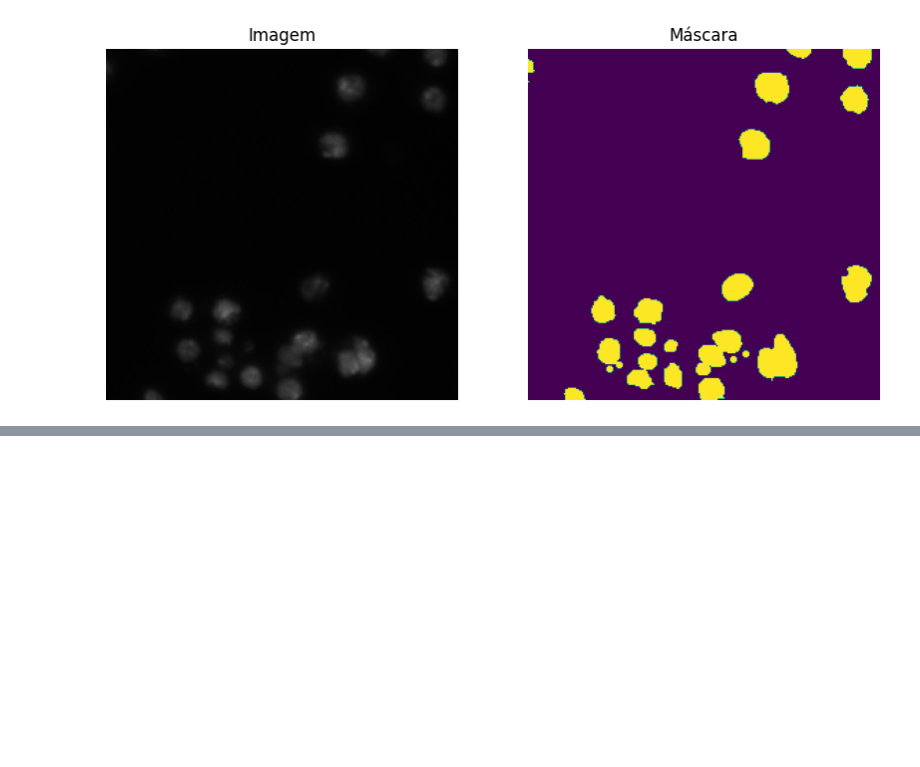
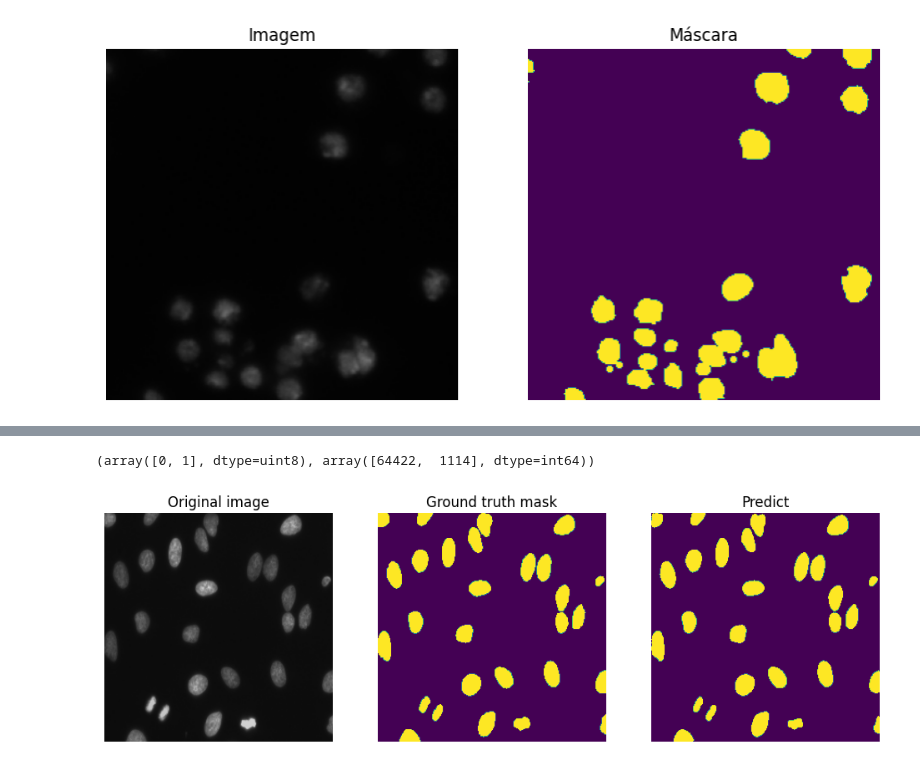
Before and after one commit to viniciusslvdor/bowl-2018, a Jupyter notebook: notebooks/microscope-segmentation.ipynb, the cells around one changed output, grey strips where cells are left out. Cells and saved outputs as stored; diff of their text form; code cells hidden in the pictures; blank space fills up the shorter version.

Commit message:
update files, training model

```diff
--- a/notebooks/microscope-segmentation.ipynb
+++ b/notebooks/microscope-segmentation.ipynb
@@ -94,0 +202,2 @@ Text(0.5, 1.0, 'Máscara')
+# %%
+history = model.fit(X_train, y_train, batch_size=BATCH_SIZE, epochs=EPOCHS, validation_data=(X_val, y_val), callbacks=[callbacks])
@@ -94,0 +248,3 @@ Text(0.5, 1.0, 'Máscara')
+# %%
+predict_val = model.predict(X_val)
+predict_val.shape #Sigmoide 0 e 1.
@@ -94,0 +257,3 @@ Text(0.5, 1.0, 'Máscara')
+# %%
+predict_val = (predict_val > THRESHOULD).astype(np.uint8)
+predict_val
@@ -94,0 +278,29 @@ Text(0.5, 1.0, 'Máscara')
+# %%
+np.unique(predict_val[0], return_counts=True)
+# %% [output]
+(array([0, 1], dtype=uint8), array([64422,  1114], dtype=int64))
+# %%
+def compare_segmentation(original, ground_truth, predict):
+    fig = plt.figure(figsize=(12, 7))
+
+    fig.add_subplot(1, 3, 1)
+    plt.imshow(original)
+    plt.axis('off')
+    plt.title('Original image')
+
+    gt = isinstance(ground_truth, np.ndarray)
+    if gt:
+        fig.add_subplot(1, 3, 2)
+        plt.imshow(ground_truth)
+        plt.axis('off')
+        plt.title('Ground truth mask')
+
+    fig.add_subplot(1, 3, 2 if not gt else 3)
+    plt.imshow(predict)
+    plt.axis('off')
+    plt.title('Predict')
+# %%
+idx = np.random.randint(1, X_val.shape[0])
+compare_segmentation(X_val[idx], np.squeeze(y_val[idx]), np.squeeze(predict_val[idx]))
+# %% [output]
+[figure, added]
```
Also changed, not shown: parts of 33 cells of this notebook, 2 other files.
